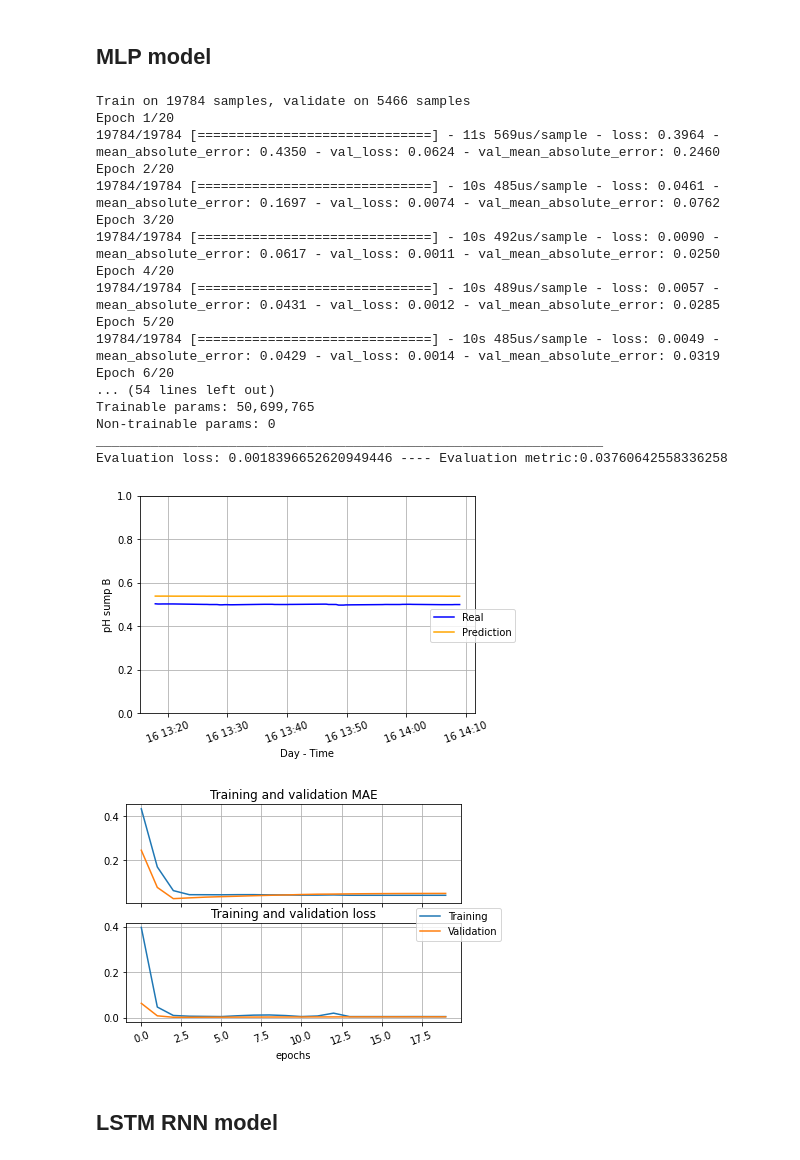
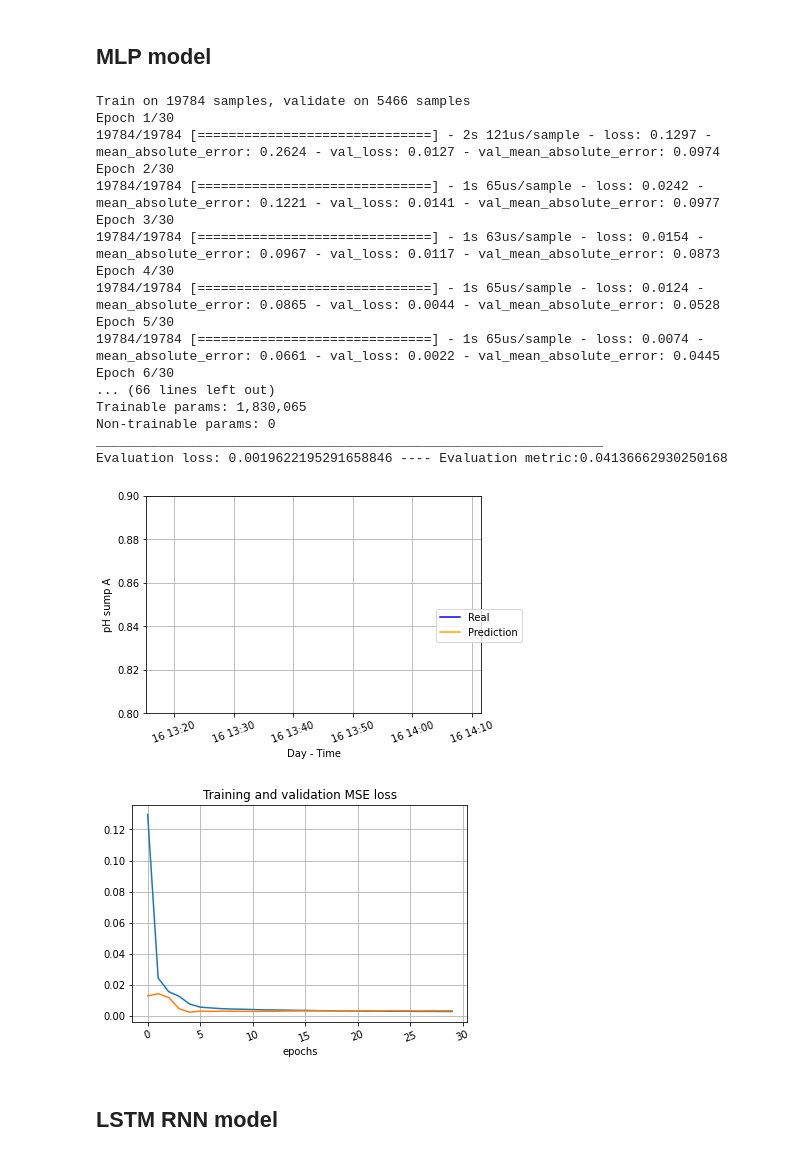
Before and after one commit to dccartagena/RNN_Aquaponics, a Jupyter notebook: notebook-pH-raw_data.ipynb, the cells around one changed output. Saved outputs shown, nothing was run; the diff lists cells and outputs as text; code cells hidden in the pictures.

```diff
--- a/notebook-pH-raw_data.ipynb
+++ b/notebook-pH-raw_data.ipynb
@@ -13,13 +13,17 @@ import os
 import sys
 
 os.environ['KMP_DUPLICATE_LIB_OK']='True'
-os.environ["CUDA_VISIBLE_DEVICES"] = "2"
+os.environ["CUDA_VISIBLE_DEVICES"] = "3"
 
 # np.set_printoptions(threshold=sys.maxsize)
 
 mpl.rcParams['figure.figsize'] = (14, 8)
 mpl.rcParams['axes.grid'] = True
 
+font = {'size'   : 18}
+
+mpl.rc('font', **font)
+
 np.random.seed(10)
 # %% [markdown]
 ## Data adquisition
@@ -324,7 +328,7 @@ def plot_results(label_target, label_time, label, results, label_width):
     fig.legend(lines, labels, loc = 'center right')
     plt.xticks(rotation=20)
     plt.xlabel('Day - Time')
-    plt.ylim([0., 1.])
+    plt.ylim([0.8, 0.9])
     plt.show()
 
     pass
@@ -342,20 +346,20 @@ def plot_history(history):
     # Get number of epochs
     epochs = range(len(acc))
 
-    fig, ax = plt.subplots(2, sharex = 'all')
+#     fig, ax = plt.subplots(1, sharex = 'all')
 
     # Plot training and validation accuracy per epoch
-    ax[0].plot(epochs, acc, label = 'Training')
-    ax[0].plot(epochs, val_acc, label = 'Validation')
-    ax[0].title.set_text('Training and validation MAE')
+#     ax[0].plot(epochs, acc, label = 'Training')
+#     ax[0].plot(epochs, val_acc, label = 'Validation')
+#     ax[0].title.set_text('Training and validation MAE loss')
 
     # Plot training and validation loss per epoch
-    ax[1].plot(epochs, loss, label = 'Training')
-    ax[1].plot(epochs, val_loss, label = 'Validation')
-    ax[1].title.set_text('Training and validation loss')
+    plt.plot(epochs, loss, label = 'Training')
+    plt.plot(epochs, val_loss, label = 'Validation')
+    plt.title('Training and validation MSE loss')
 
-    lines, labels = fig.axes[-1].get_legend_handles_labels()
-    fig.legend(lines, labels, loc = 'center right')
+#     lines, labels = fig.axes[-1].get_legend_handles_labels()
+#     fig.legend(lines, labels, loc = 'center right')
     plt.xticks(rotation=20)
     plt.xlabel('epochs')
     plt.show()
@@ -467,16 +474,13 @@ def f_mlp_model(label_target, label_width):
     model = tf.keras.Sequential([
             tf.keras.layers.Flatten(),
 
-            tf.keras.layers.Dense(units = 5000, activation = 'relu', kernel_initializer='random_normal', bias_initializer='zeros'),
+#             tf.keras.layers.Dense(units = 800, activation = 'relu', kernel_initializer='random_normal', bias_initializer='zeros'),
+#             tf.keras.layers.Dropout(0.2),
+
+            tf.keras.layers.Dense(units = 200, activation = 'relu', kernel_initializer='random_normal', bias_initializer='zeros'),
             tf.keras.layers.Dropout(0.2),
 
-            tf.keras.layers.Dense(units = 1000, activation = 'relu', kernel_initializer='random_normal', bias_initializer='zeros'),
-            tf.keras.layers.Dropout(0.2),
-
-            tf.keras.layers.Dense(units = 500, activation = 'relu', kernel_initializer='random_normal', bias_initializer='zeros'),
-            tf.keras.layers.Dropout(0.2),
-
-            tf.keras.layers.Dense(units = 200, activation = 'relu', kernel_initializer='random_normal', bias_initializer='zeros'),
+            tf.keras.layers.Dense(units = 100, activation = 'relu', kernel_initializer='random_normal', bias_initializer='zeros'),
             tf.keras.layers.Dropout(0.2),
 
 
@@ -485,30 +489,30 @@ def f_mlp_model(label_target, label_width):
 
 mlp_model = f_mlp_model(label_target, label_width)
 # %%
-max_epochs = 20
-batch_size = 50
+max_epochs = 30
+batch_size = 100
 mlp_history, mlp_prediction = compile_and_fit(mlp_model, train_data, train_target, val_data, val_target,
                                               test_data, test_target, max_epochs, batch_size, test_entry, label_width)
 # %% [output]
 Train on 19784 samples, validate on 5466 samples
-Epoch 1/20
-19784/19784 [==============================] - 11s 569us/sample - loss: 0.3964 - mean_absolute_error: 0.4350 - val_loss: 0.0624 - val_mean_absolute_error: 0.2460
-Epoch 2/20
-19784/19784 [==============================] - 10s 485us/sample - loss: 0.0461 - mean_absolute_error: 0.1697 - val_loss: 0.0074 - val_mean_absolute_error: 0.0762
-Epoch 3/20
-19784/19784 [==============================] - 10s 492us/sample - loss: 0.0090 - mean_absolute_error: 0.0617 - val_loss: 0.0011 - val_mean_absolute_error: 0.0250
-Epoch 4/20
-19784/19784 [==============================] - 10s 489us/sample - loss: 0.0057 - mean_absolute_error: 0.0431 - val_loss: 0.0012 - val_mean_absolute_error: 0.0285
-Epoch 5/20
-19784/19784 [==============================] - 10s 485us/sample - loss: 0.0049 - mean_absolute_error: 0.0429 - val_loss: 0.0014 - val_mean_absolute_error: 0.0319
-Epoch 6/20
-... (54 lines left out)
-Trainable params: 50,699,765
+Epoch 1/30
+19784/19784 [==============================] - 2s 121us/sample - loss: 0.1297 - mean_absolute_error: 0.2624 - val_loss: 0.0127 - val_mean_absolute_error: 0.0974
+Epoch 2/30
+19784/19784 [==============================] - 1s 65us/sample - loss: 0.0242 - mean_absolute_error: 0.1221 - val_loss: 0.0141 - val_mean_absolute_error: 0.0977
+Epoch 3/30
+19784/19784 [==============================] - 1s 63us/sample - loss: 0.0154 - mean_absolute_error: 0.0967 - val_loss: 0.0117 - val_mean_absolute_error: 0.0873
+Epoch 4/30
+19784/19784 [==============================] - 1s 65us/sample - loss: 0.0124 - mean_absolute_error: 0.0865 - val_loss: 0.0044 - val_mean_absolute_error: 0.0528
+Epoch 5/30
+19784/19784 [==============================] - 1s 65us/sample - loss: 0.0074 - mean_absolute_error: 0.0661 - val_loss: 0.0022 - val_mean_absolute_error: 0.0445
+Epoch 6/30
+... (66 lines left out)
+Trainable params: 1,830,065
 Non-trainable params: 0
 _________________________________________________________________
-Evaluation loss: 0.0018396652620949446 ---- Evaluation metric:0.03760642558336258
+Evaluation loss: 0.0019622195291658846 ---- Evaluation metric:0.04136662930250168
-[figure, old version]
+[figure, new version]
-[figure, old version]
+[figure, new version]
 # %% [markdown]
 ## LSTM RNN model
 # %%
```
Also changed, not shown: parts of 13 cells of this notebook, 1 other file.
